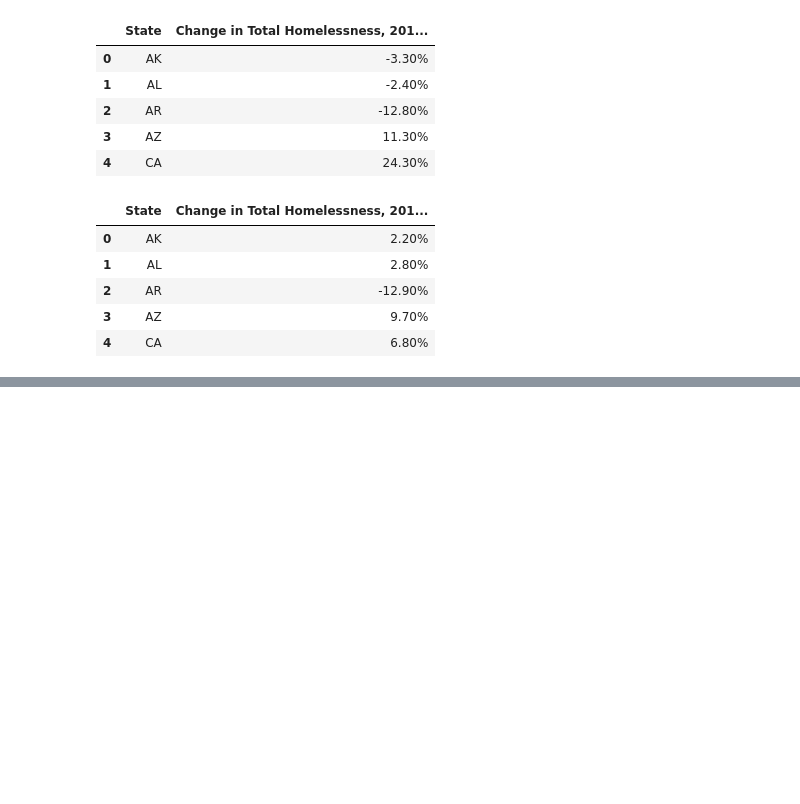
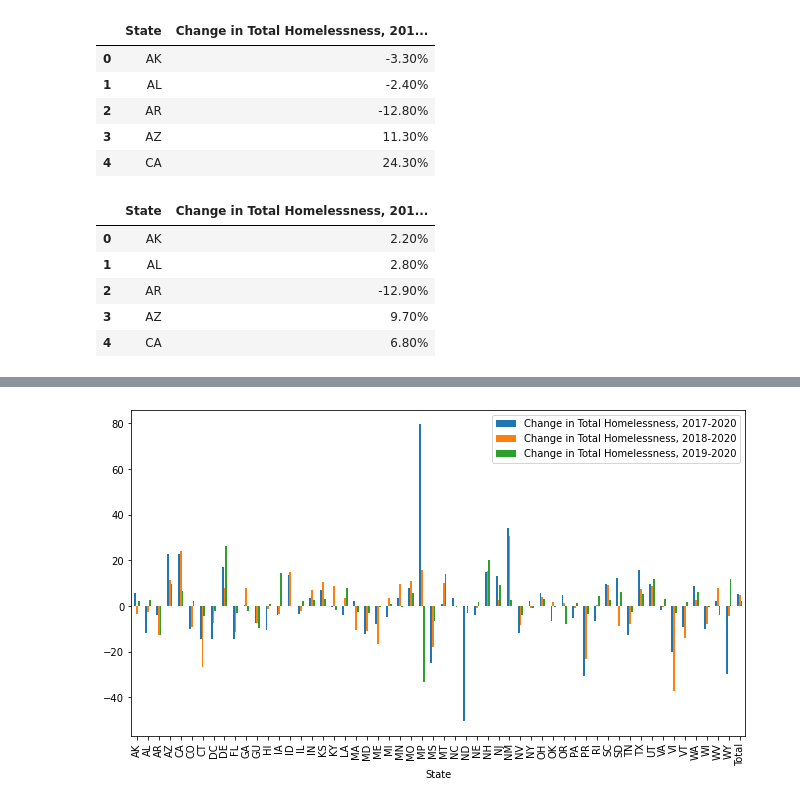
Before and after one commit to esther2897/project_one, a Jupyter notebook: Analysis.ipynb, the cells around one changed output, grey strips where cells are left out. Cells and saved outputs as stored; diff of their text form; code cells hidden in the pictures; blank space fills up the shorter version.

```diff
--- a/Analysis.ipynb
+++ b/Analysis.ipynb
@@ -242,0 +264,9 @@ offline.plot(fig, auto_open=True, image = 'png', image_filename="change_in_homel
+# %%
+# Make a Master bar Chart for change in homelessness
+change_master_frame = change_frame[['State', 'Change in Total Homelessness, 2017-2020','Change in Total Homelessness, 2018-2020','Change in Total Homelessness, 2019-2020']].copy()
+change_master_frame['Change in Total Homelessness, 2017-2020'] = change_master_frame['Change in Total Homelessness, 2017-2020'].str.replace("%",'').astype(float)
+change_master_frame['Change in Total Homelessness, 2018-2020'] = change_master_frame['Change in Total Homelessness, 2018-2020'].str.replace("%",'').astype(float)
+change_master_frame['Change in Total Homelessness, 2019-2020'] = change_master_frame['Change in Total Homelessness, 2019-2020'].str.replace("%",'').astype(float)
+change_master_chart = change_master_frame.plot.bar(x='State',figsize=(11,6))
+# %% [output]
+[figure, added]
```
Also changed, not shown: parts of 6 cells of this notebook, 3 other files.
